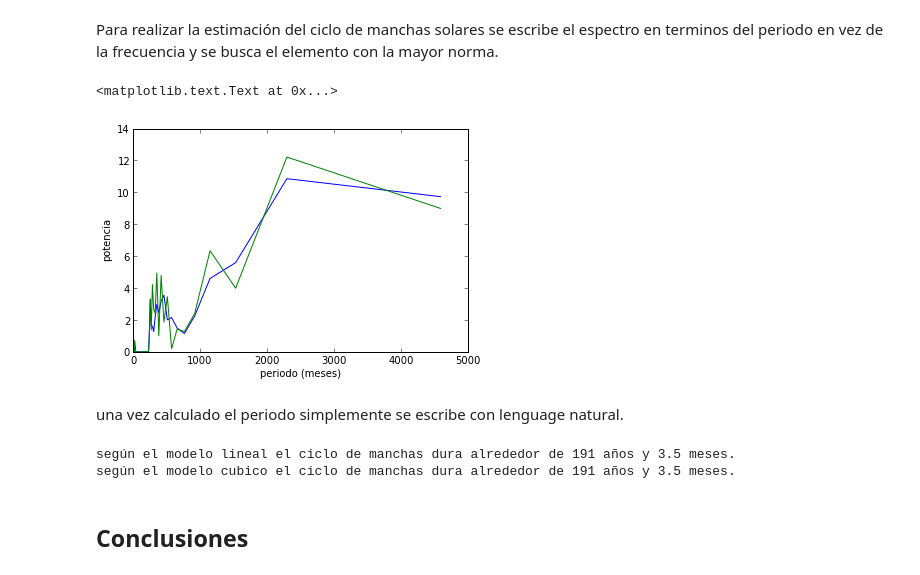
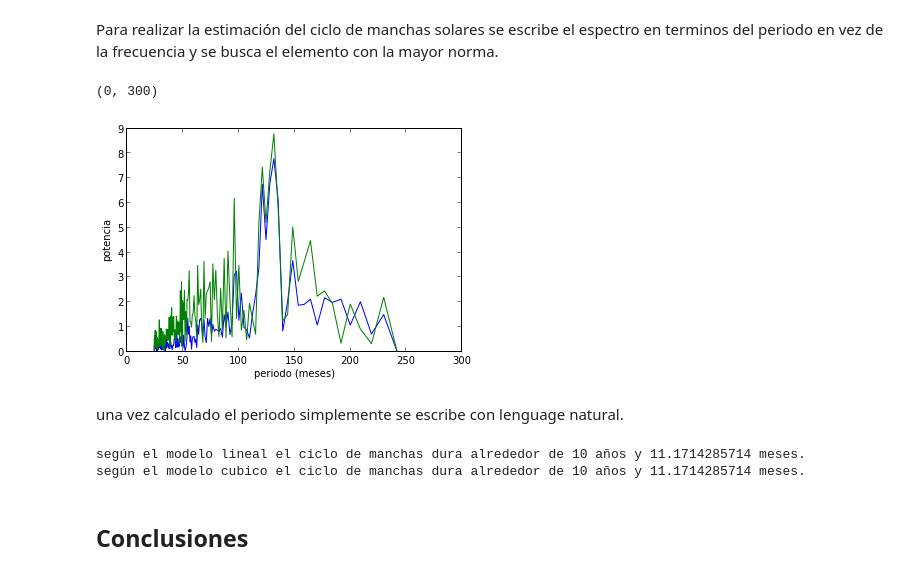
Before and after one commit to HalbardHobby/FisicaComputacional, a Jupyter notebook: Tarea5/Punto2.ipynb, the cells around one changed output. Drawn from its saved outputs; the diff is of its cells as text; code cells hidden in the pictures.

```diff
--- a/Tarea5/Punto2.ipynb
+++ b/Tarea5/Punto2.ipynb
@@ -125,13 +125,13 @@ def purificar(espectro):
 
     freq=espectro[0]
     amp=espectro[1]
-    #amp[np.abs(freq)>max_freq]=0
-    #amp[np.abs(freq)<min_freq]=0
+    amp[np.abs(freq)>max_freq]=0
+    amp[np.abs(freq)<min_freq]=0
 
-    for i in range(len(freq)):
+    #for i in range(len(freq)):
         #retirando los mayores a 2 años y menores a 20 años
-        if( np.abs(freq[i])>min_freq and np.abs(freq[i])<max_freq ):
-            amp[i]=0
+        #if( np.abs(freq[i])>min_freq and np.abs(freq[i])<max_freq ):
+            #amp[i]=0
 
     plot(freq,np.abs(amp), linewidth=0.5)
     xlim(0,2*max_freq)
@@ -224,12 +224,13 @@ def ciclo(espectro):
 # %%
 lineal=ciclo(lin_fil)
 #se desestima el modelo cuadratico porque no cuadra ni a bate.
 cubico=ciclo(cube_fil)
 xlabel('periodo (meses)')
 ylabel('potencia')
+xlim(0,300)
 # %% [output]
-<matplotlib.text.Text at 0x...>
+(0, 300)
-[figure, old version]
+[figure, new version]
 # %% [markdown]
 una vez calculado el periodo simplemente se escribe con lenguage natural.
 # %%
@@ -238,8 +239,8 @@ print ("según el modelo lineal el ciclo de manchas dura alrededor de "
 print ("según el modelo cubico el ciclo de manchas dura alrededor de "
        +str(int(cubico[0]))+" años y "+str(cubico[1])+" meses.")
 # %% [output]
-según el modelo lineal el ciclo de manchas dura alrededor de 191 años y 3.5 meses.
-según el modelo cubico el ciclo de manchas dura alrededor de 191 años y 3.5 meses.
+según el modelo lineal el ciclo de manchas dura alrededor de 10 años y 11.1714285714 meses.
+según el modelo cubico el ciclo de manchas dura alrededor de 10 años y 11.1714285714 meses.
 # %% [markdown]
 ## Conclusiones
 # %% [markdown]
```
Also changed, not shown: parts of 2 cells of this notebook.
